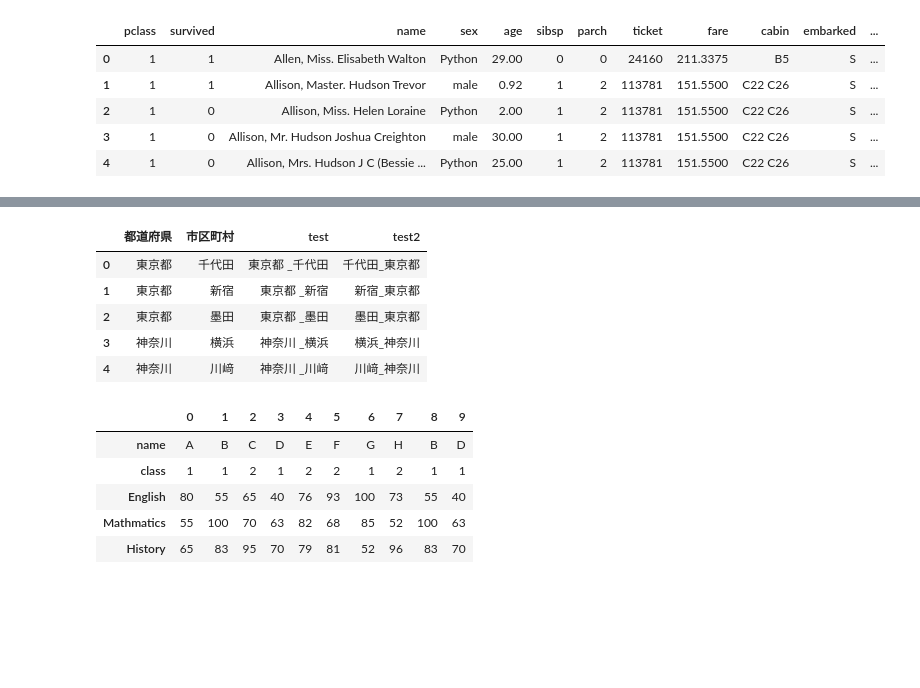
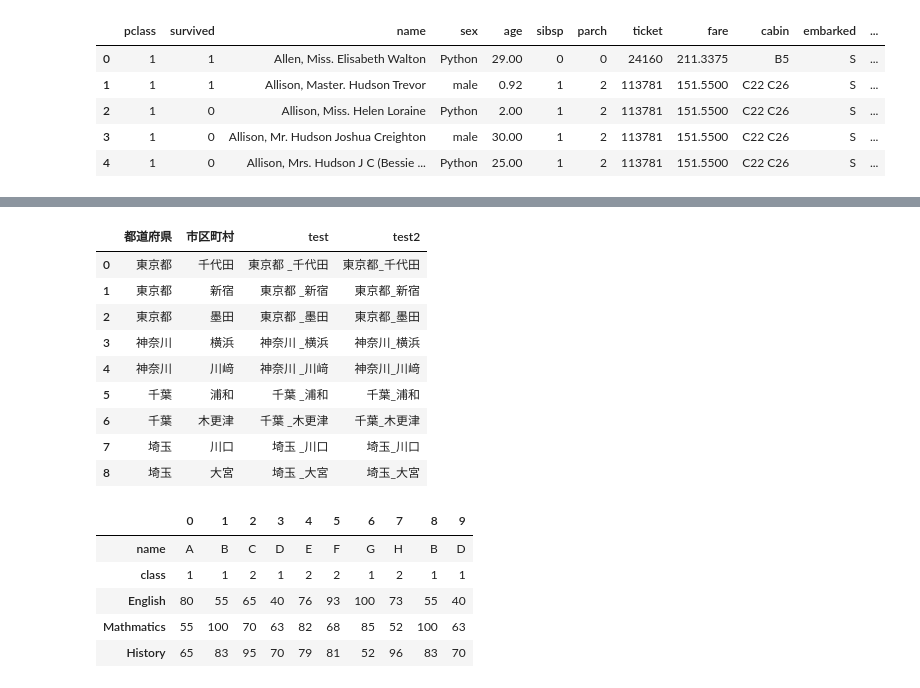
Before and after one commit to T-Sawao/Problem_100, a Jupyter notebook: pandas_100/notebook/01_Pandas_100_Knocks_for_Begginer_v1.0.4.ipynb, the cells around one changed output, grey strips where cells are left out. Saved outputs shown, nothing was run; the diff lists cells and outputs as text; code cells hidden in the pictures; blank space fills up the shorter version.

```diff
--- a/pandas_100/notebook/01_Pandas_100_Knocks_for_Begginer_v1.0.4.ipynb
+++ b/pandas_100/notebook/01_Pandas_100_Knocks_for_Begginer_v1.0.4.ipynb
@@ -1049,13 +1046,17 @@ df.head()
 # %%
-df5["test2"] = df5["市区町村"].str.cat(df5["都道府県"], sep="_")
-df5.head()
+df5["test2"] = df5["都道府県"].str.strip() + "_" + df5["市区町村"]
+df5
 # %% [output]
 |  | 都道府県 | 市区町村 | test | test2 |
-| 0 | 東京都 | 千代田 | 東京都 _千代田 | 千代田_東京都 |
-| 1 | 東京都 | 新宿 | 東京都 _新宿 | 新宿_東京都 |
-| 2 | 東京都 | 墨田 | 東京都 _墨田 | 墨田_東京都 |
-| 3 | 神奈川 | 横浜 | 神奈川 _横浜 | 横浜_神奈川 |
-| 4 | 神奈川 | 川﨑 | 神奈川 _川﨑 | 川﨑_神奈川 |
+| 0 | 東京都 | 千代田 | 東京都 _千代田 | 東京都_千代田 |
+| 1 | 東京都 | 新宿 | 東京都 _新宿 | 東京都_新宿 |
+| 2 | 東京都 | 墨田 | 東京都 _墨田 | 東京都_墨田 |
+| 3 | 神奈川 | 横浜 | 神奈川 _横浜 | 神奈川_横浜 |
+| 4 | 神奈川 | 川﨑 | 神奈川 _川﨑 | 神奈川_川﨑 |
+| 5 | 千葉 | 浦和 | 千葉 _浦和 | 千葉_浦和 |
+| 6 | 千葉 | 木更津 | 千葉 _木更津 | 千葉_木更津 |
+| 7 | 埼玉 | 川口 | 埼玉 _川口 | 埼玉_川口 |
+| 8 | 埼玉 | 大宮 | 埼玉 _大宮 | 埼玉_大宮 |
 # %%
 # 【58】
 # df2の行と列を入れ替えて表示
```
Also changed, not shown: parts of 46 cells of this notebook, 1 other file.
